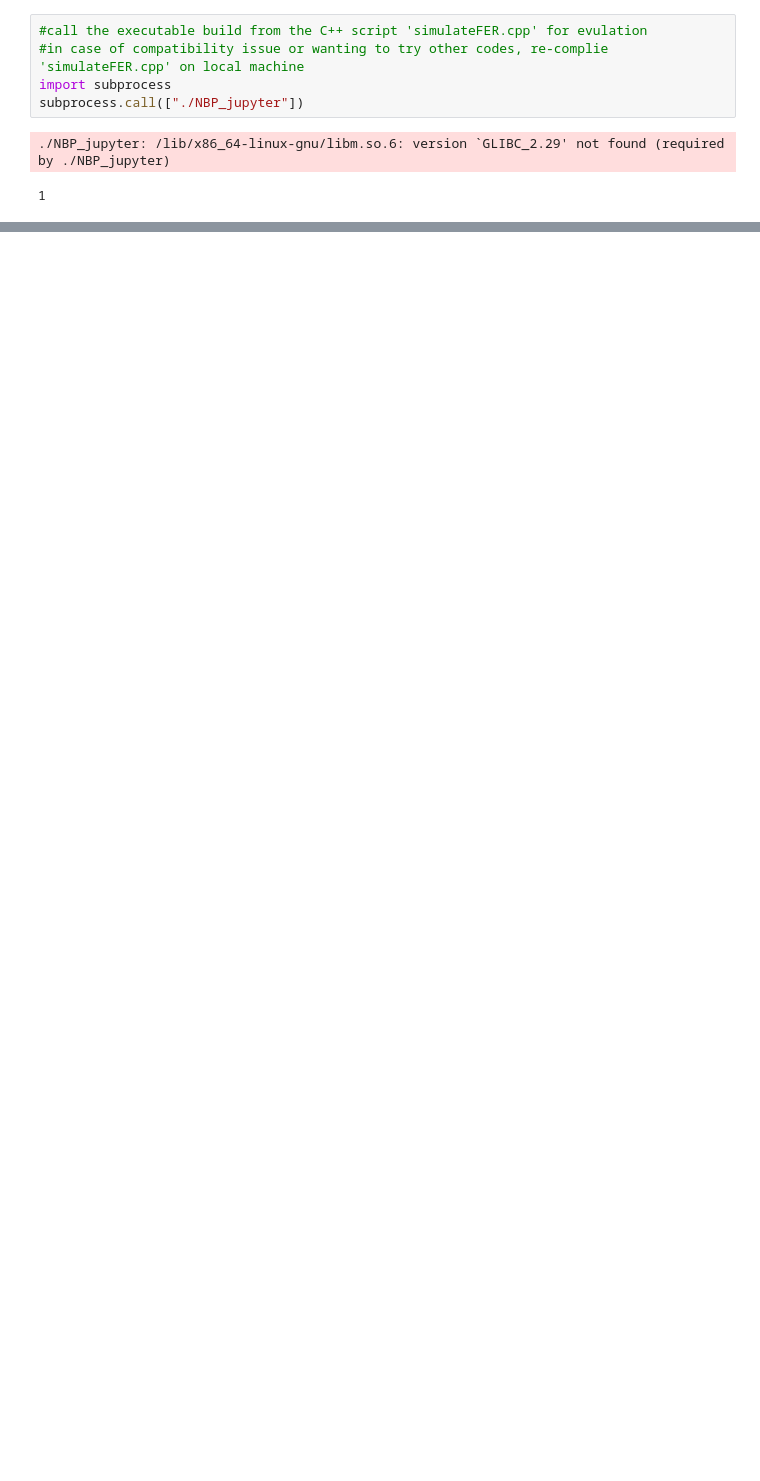
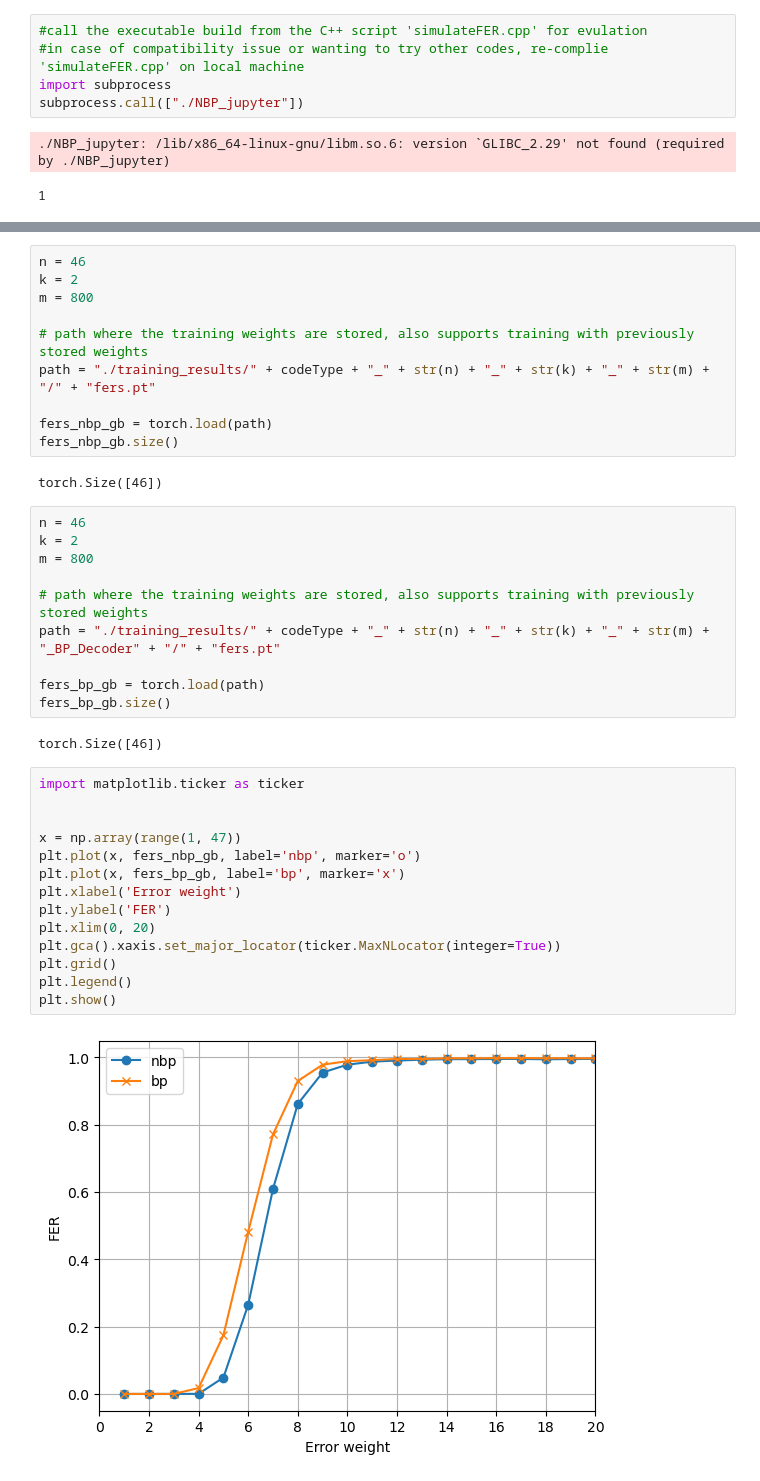
Before and after one commit to tatsumasaogawa/Quantum-Neural-BP4-demo, a Jupyter notebook: NBP_demo.ipynb, the cells around one changed output, grey strips where cells are left out. Cells and saved outputs as stored; diff of their text form; blank space fills up the shorter version.

```diff
--- a/NBP_demo.ipynb
+++ b/NBP_demo.ipynb
@@ -743,0 +1559,40 @@ subprocess.call(["./NBP_jupyter"])
+# %%
+n = 46
+k = 2
+m = 800
+
+# path where the training weights are stored, also supports training with previously stored weights
+path = "./training_results/" + codeType + "_" + str(n) + "_" + str(k) + "_" + str(m) + "/" + "fers.pt"
+
+fers_nbp_gb = torch.load(path)
+fers_nbp_gb.size()
+# %% [output]
+torch.Size([46])
+# %%
+n = 46
+k = 2
+m = 800
+
+# path where the training weights are stored, also supports training with previously stored weights
+path = "./training_results/" + codeType + "_" + str(n) + "_" + str(k) + "_" + str(m) + "_BP_Decoder" + "/" + "fers.pt"
+
+fers_bp_gb = torch.load(path)
+fers_bp_gb.size()
+# %% [output]
+torch.Size([46])
+# %%
+import matplotlib.ticker as ticker
+
+
+x = np.array(range(1, 47))
+plt.plot(x, fers_nbp_gb, label='nbp', marker='o')
+plt.plot(x, fers_bp_gb, label='bp', marker='x')
+plt.xlabel('Error weight')
+plt.ylabel('FER')
+plt.xlim(0, 20)
+plt.gca().xaxis.set_major_locator(ticker.MaxNLocator(integer=True))
+plt.grid()
+plt.legend()
+plt.show()
+# %% [output]
+[figure, added]
```
Also changed, not shown: parts of 20 cells of this notebook, 22 other files.
